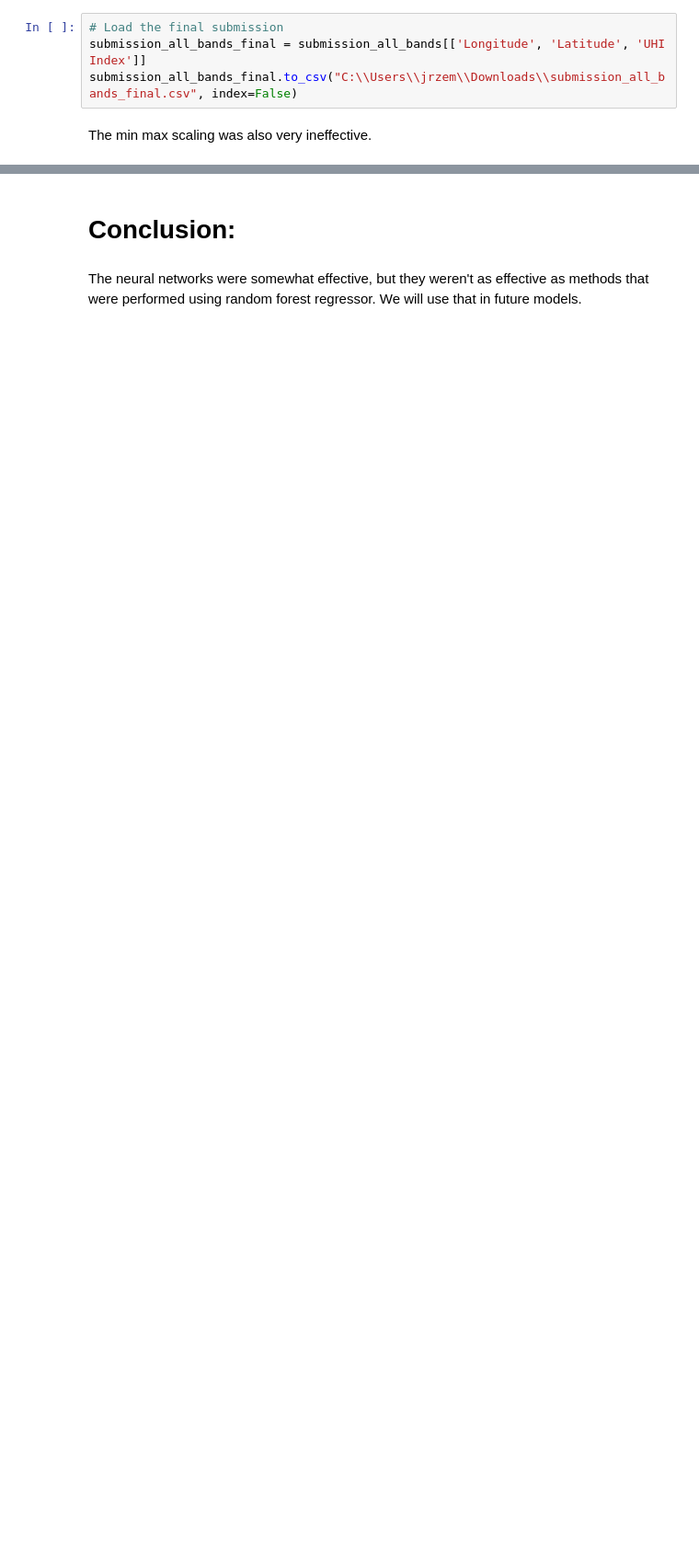
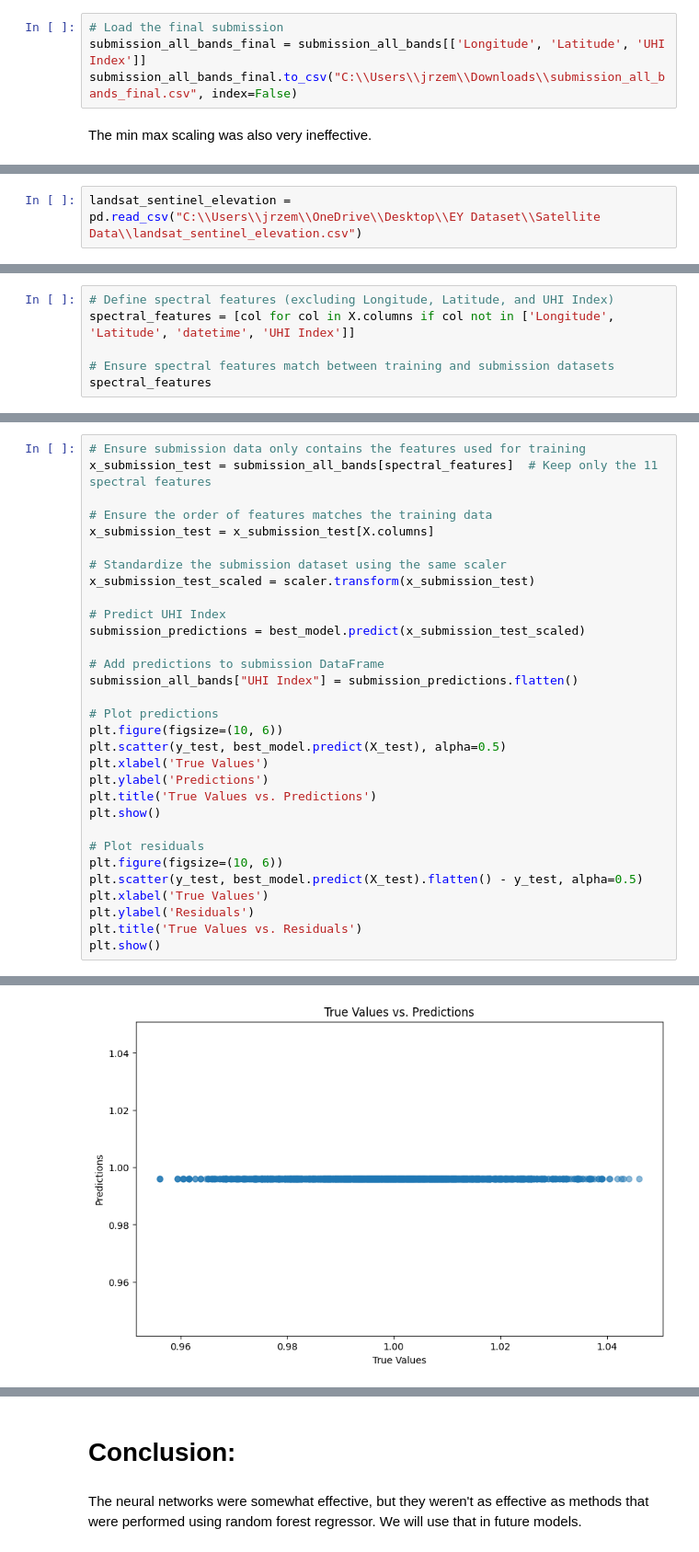
Before and after one commit to JZembower/UHI_Index_Prediction_Model, a Jupyter notebook: Model/Neural_Network.ipynb, the cells around one changed output, grey strips where cells are left out. Shown at 92% size. Saved outputs shown, nothing was run; the diff lists cells and outputs as text; blank space fills up the shorter version.

```diff
--- a/Model/Neural_Network.ipynb
+++ b/Model/Neural_Network.ipynb
@@ -1167,0 +1170,2 @@ The min max scaling was also very ineffective.
+# %%
+landsat_sentinel_elevation = pd.read_csv("C:\\Users\\jrzem\\OneDrive\\Desktop\\EY Dataset\\Satellite Data\\landsat_sentinel_elevation.csv")
@@ -1167,0 +1330,6 @@ The min max scaling was also very ineffective.
+# %%
+# Define spectral features (excluding Longitude, Latitude, and UHI Index)
+spectral_features = [col for col in X.columns if col not in ['Longitude', 'Latitude', 'datetime', 'UHI Index']]
+
+# Ensure spectral features match between training and submission datasets
+spectral_features
@@ -1167,0 +1355,32 @@ The min max scaling was also very ineffective.
+# %%
+# Ensure submission data only contains the features used for training
+x_submission_test = submission_all_bands[spectral_features]  # Keep only the 11 spectral features
+
+# Ensure the order of features matches the training data
+x_submission_test = x_submission_test[X.columns]
+
+# Standardize the submission dataset using the same scaler
+x_submission_test_scaled = scaler.transform(x_submission_test)
+
+# Predict UHI Index
+submission_predictions = best_model.predict(x_submission_test_scaled)
+
+# Add predictions to submission DataFrame
+submission_all_bands["UHI Index"] = submission_predictions.flatten()
+
+# Plot predictions
+plt.figure(figsize=(10, 6))
+plt.scatter(y_test, best_model.predict(X_test), alpha=0.5)
+plt.xlabel('True Values')
+plt.ylabel('Predictions')
+plt.title('True Values vs. Predictions')
+plt.show()
+
+# Plot residuals
+plt.figure(figsize=(10, 6))
+plt.scatter(y_test, best_model.predict(X_test).flatten() - y_test, alpha=0.5)
+plt.xlabel('True Values')
+plt.ylabel('Residuals')
+plt.title('True Values vs. Residuals')
+plt.show()
+# %% [output]
@@ -1167,0 +1389 @@ The min max scaling was also very ineffective.
+[figure, added]
```
Also changed, not shown: parts of 10 cells of this notebook, 13 other files.
